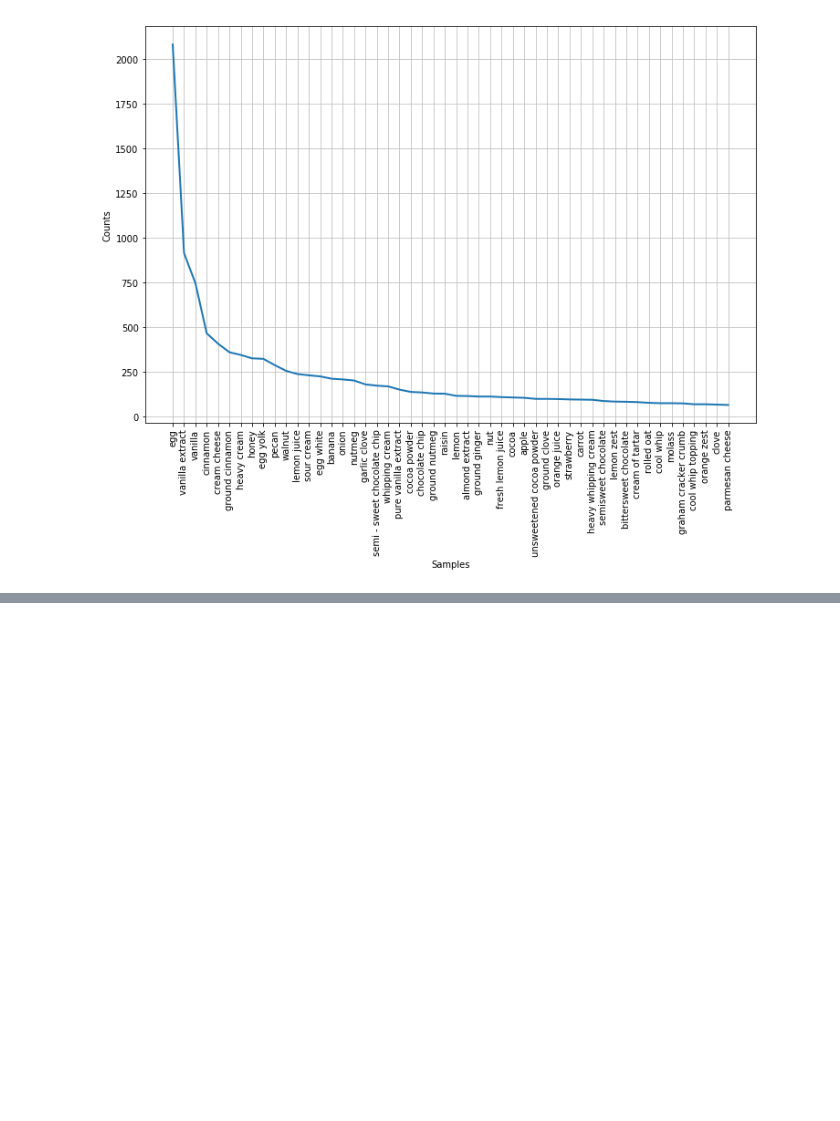
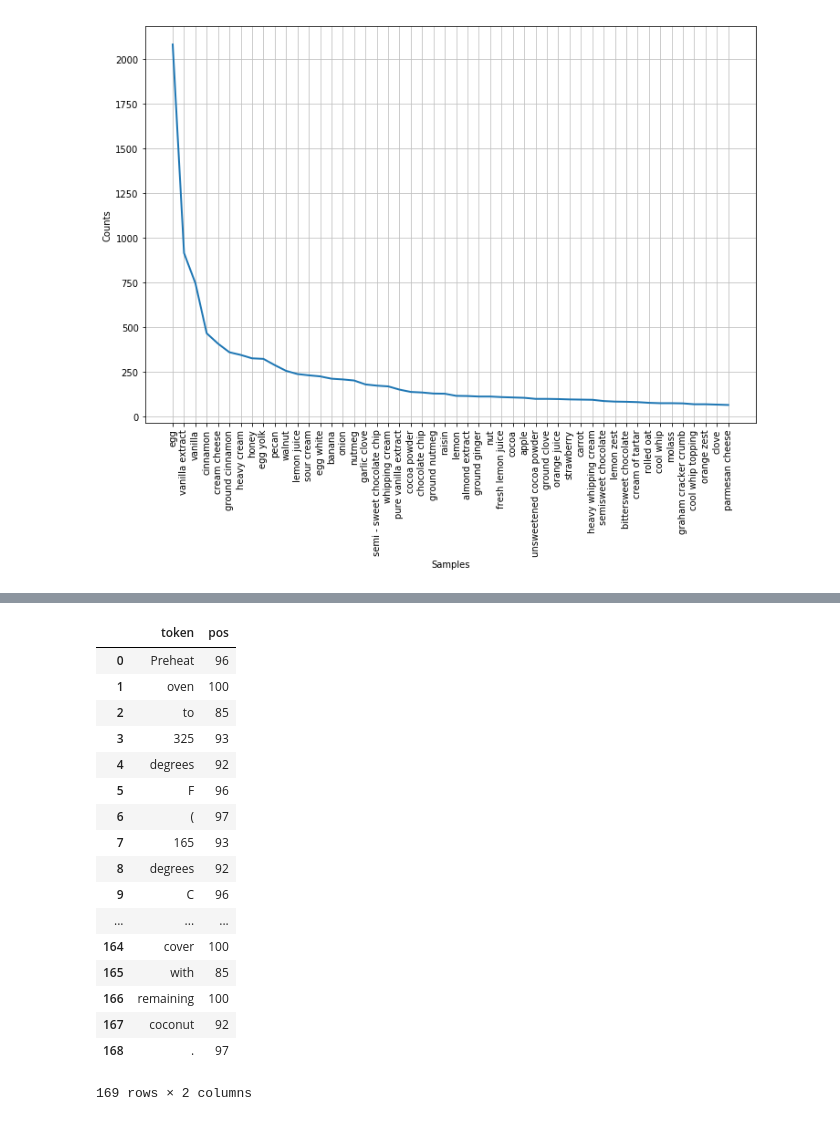
Before and after one commit to angelmanzur/Room_for_dessert, a Jupyter notebook: source/Dessert_Inspection.ipynb, the cells around one changed output, grey strips where cells are left out. Drawn from its saved outputs; the diff is of its cells as text; code cells hidden in the pictures; blank space fills up the shorter version.

```diff
--- a/source/Dessert_Inspection.ipynb
+++ b/source/Dessert_Inspection.ipynb
@@ -591,0 +628,11 @@ stopwords_list[-20:]
+# %%
+nlp = spacy.load('en')
+# %%
+desserts[3204]['instructions']
+
+test_instructions = ''
+
+for instr in desserts[3204]['instructions']:
+    test_instructions += instr['text'] + ' '
+
+print(test_instructions)
@@ -591,0 +663,6 @@ stopwords_list[-20:]
+# %%
+token_pos = [token.pos for token in nlp(test_instructions)]
+tokens = [token for token in nlp(test_instructions)]
+sd = list(zip(tokens, token_pos))
+sd = pd.DataFrame(sd, columns=['token','pos'])
+sd.head()
@@ -591,0 +676,21 @@ stopwords_list[-20:]
+# %%
+sd
+# %% [output]
+|  | token | pos |
+| 0 | Preheat | 96 |
+| 1 | oven | 100 |
+| 2 | to | 85 |
+| 3 | 325 | 93 |
+| 4 | degrees | 92 |
+| 5 | F | 96 |
+| 6 | ( | 97 |
+| 7 | 165 | 93 |
+| 8 | degrees | 92 |
+| 9 | C | 96 |
+| ... | ... | ... |
+| 164 | cover | 100 |
+| 165 | with | 85 |
+| 166 | remaining | 100 |
+| 167 | coconut | 92 |
+| 168 | . | 97 |
+169 rows × 2 columns
```
Also changed, not shown: parts of 30 cells of this notebook, 1 other file.
